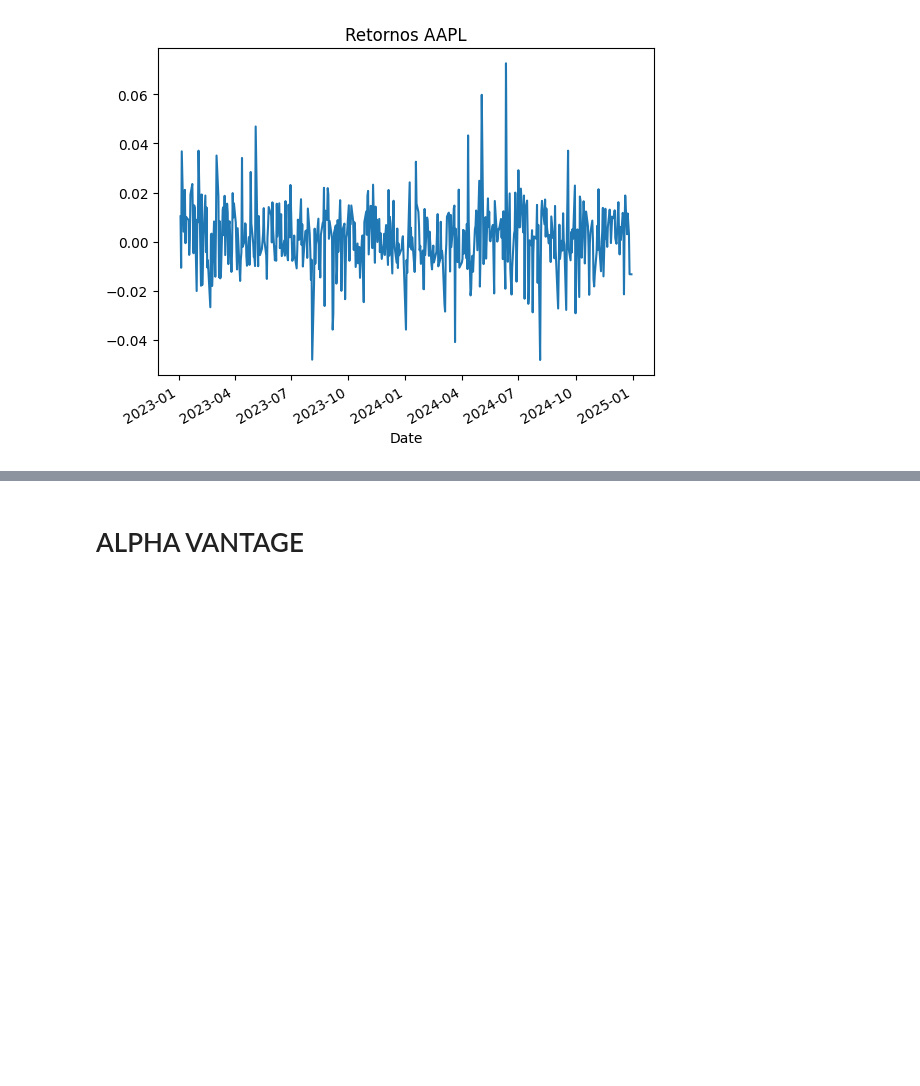
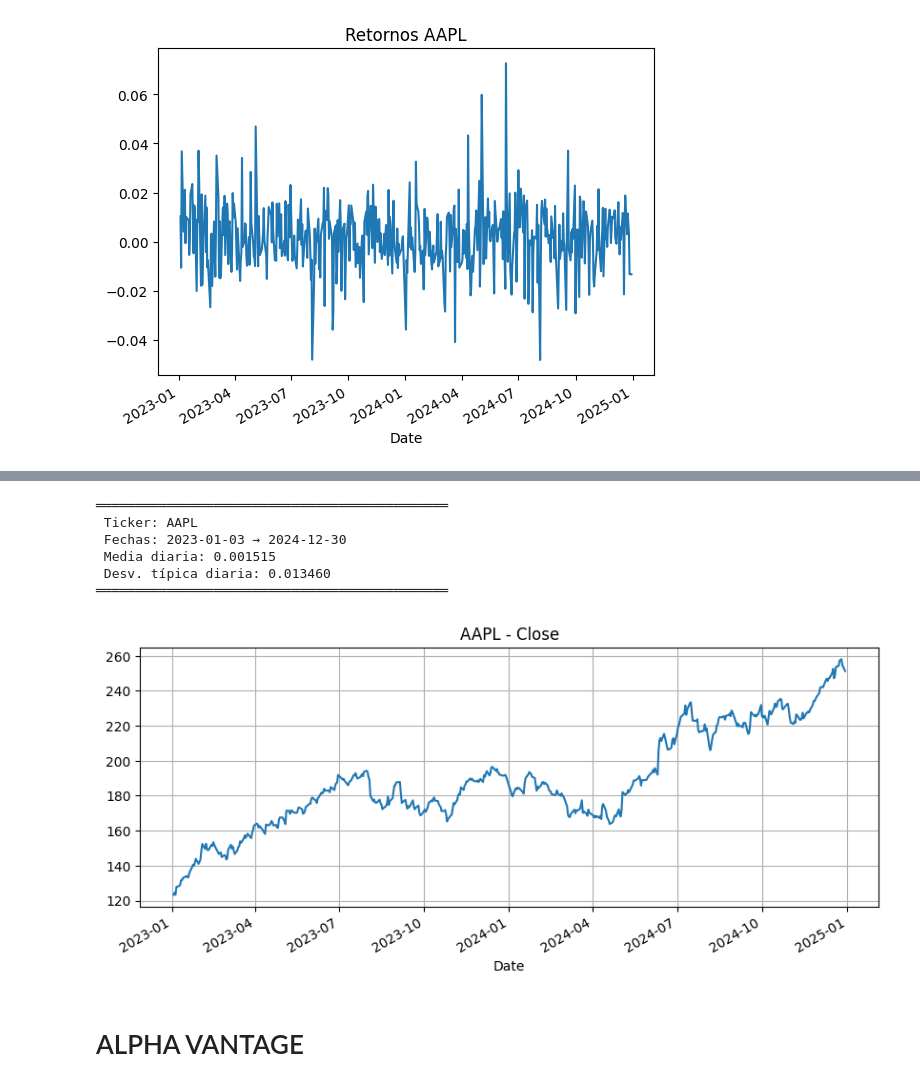
Before and after one commit to diegomuGit/01-toolkit-analisis-bursatil, a Jupyter notebook: notebooks/02_pruebas_price_series.ipynb, the cells around one changed output, grey strips where cells are left out. Drawn from its saved outputs; the diff is of its cells as text; code cells hidden in the pictures; blank space fills up the shorter version.

```diff
--- a/notebooks/02_pruebas_price_series.ipynb
+++ b/notebooks/02_pruebas_price_series.ipynb
@@ -79,2 +168,13 @@ serie.returns().plot(title="Retornos AAPL")
+# %%
+serie.info()
+serie.plots_report()
+# %% [output]
+═════════════════════════════════════════════
+ Ticker: AAPL
+ Fechas: 2023-01-03 → 2024-12-30
+ Media diaria: 0.001515
+ Desv. típica diaria: 0.013460
+═════════════════════════════════════════════
+[figure, added]
 # %% [markdown]
 # ALPHA VANTAGE
```
Also changed, not shown: parts of 16 cells of this notebook, 8 other files.
